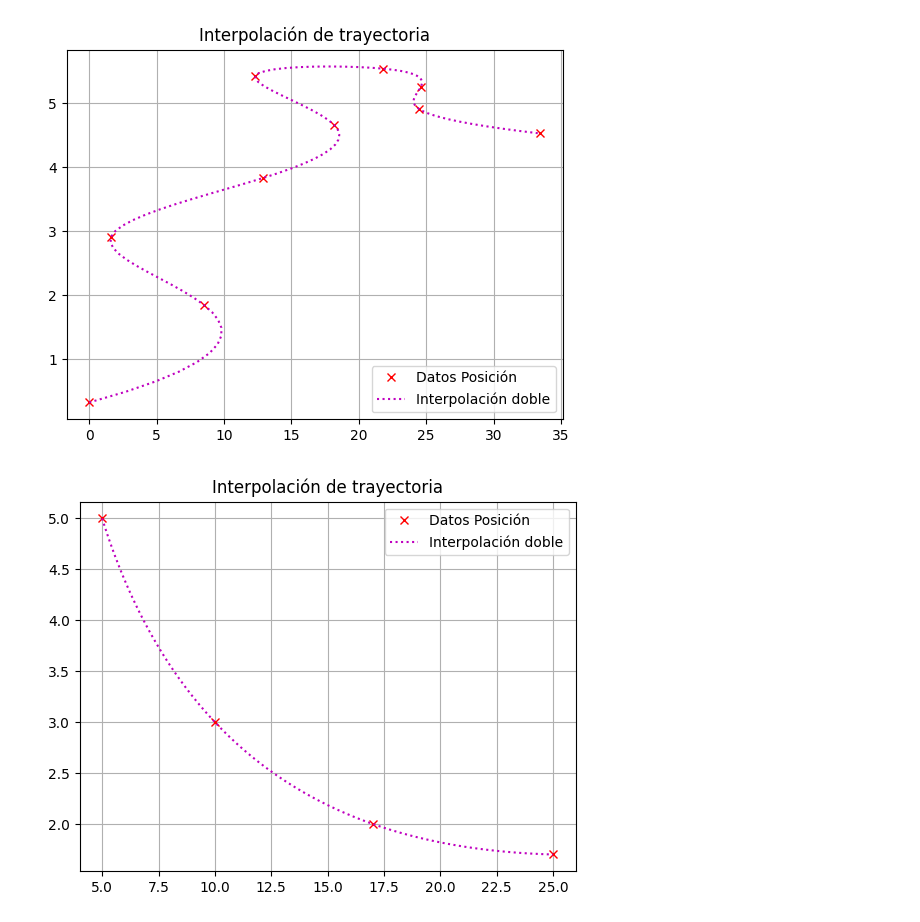
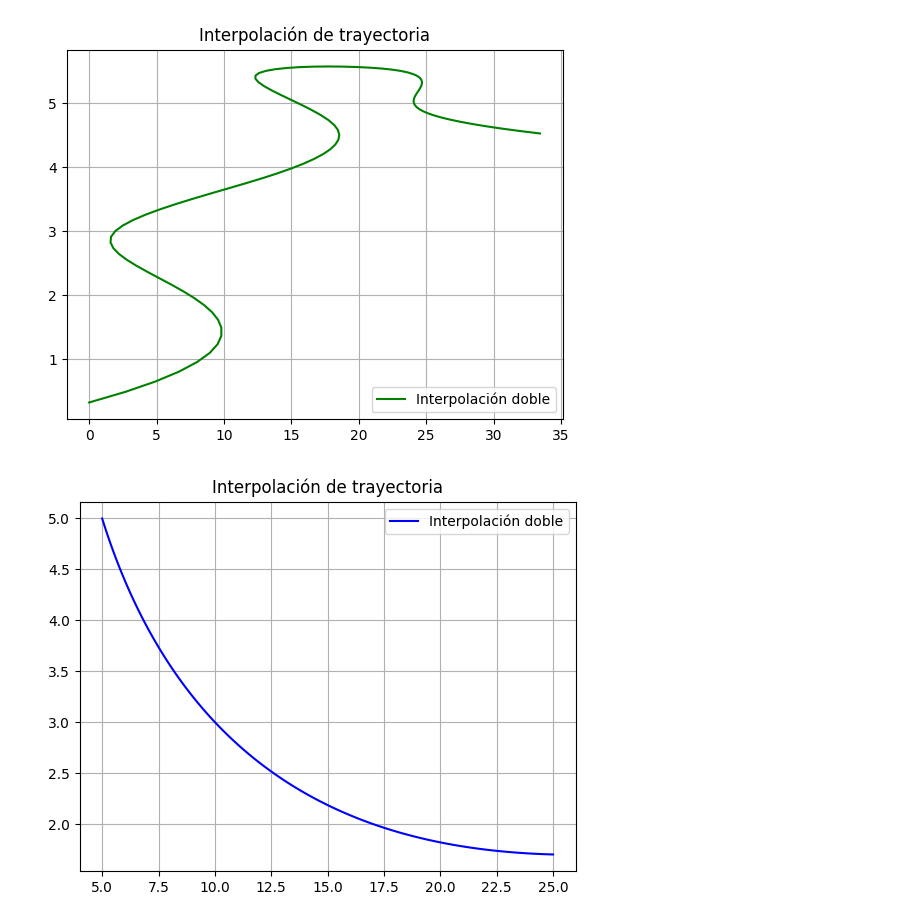
Before and after one commit to hilelmshalom/informe-interpolacion-MNyO-G6-TP1, a Jupyter notebook: ejercicio_2_b.ipynb, the cells around one changed output. Drawn from its saved outputs; the diff is of its cells as text; code cells hidden in the pictures.

```diff
--- a/ejercicio_2_b.ipynb
+++ b/ejercicio_2_b.ipynb
@@ -17,58 +7,50 @@ primer vehículo tiene los puntos en el archivo mediciones.csv se aproximó con
 # %%
-# Interpolo con Splines la trayectoria del primer coche
-
-data = np.loadtxt("pvd_data/mnyo_mediciones.csv", delimiter=",")
+data_auto1 = np.loadtxt("pvd_data/mnyo_mediciones.csv", delimiter=",")
 
 # Paso los datos a un array de numpy
-data_array = np.array(data)
-x_1_values = data_array[:, 0]
-x_2_values = data_array[:, 1]
-time_values = np.array(range(0,10))
+data_array_auto1 = np.array(data_auto1)
+x_value_array_auto1 = data_array_auto1[:, 0]
+y_value_array_auto1 = data_array_auto1[:, 1]
+
+# Tiempo
+time_value_array = np.array(range(0,10))
+tiempo_auto_1 = np.linspace(min(time_value_array), max(time_value_array), 100)
 
 # Interpolo los datos con Splines
-inter_x_1 = sp.interpolate.interp1d(time_values, x_1_values, 'cubic')
-inter_x_2 = sp.interpolate.interp1d(time_values, x_2_values, 'cubic')
-
-# Declaro el dominio e imagen de las funciones
-ts = np.linspace(min(time_values), max(time_values), 100)
-x_1s = inter_x_1(ts)
-x_2s = inter_x_2(ts)
+funcion_interpolada_ejeX_auto1 = sp.interpolate.interp1d(time_value_array, x_value_array_auto1, 'cubic')
+funcion_interpolada_ejeY_auto1 = sp.interpolate.interp1d(time_value_array, y_value_array_auto1, 'cubic')
 
 # Grafico la función
-plt.plot(x_1_values, x_2_values, 'rx', label='Datos Posición')
-plt.plot(x_1s, x_2s, 'm:', label='Interpolación doble')
+plt.plot(funcion_interpolada_ejeX_auto1(tiempo_auto_1), funcion_interpolada_ejeY_auto1(tiempo_auto_1), color='green', label='Interpolación doble')
 
 plt.title('Interpolación de trayectoria')
 plt.legend()
 plt.grid(True)
 plt.show()
 # %% [output]
-[figure, old version]
+[figure, new version]
 # %%
-data = np.loadtxt("pvd_data/mnyo_mediciones2.csv", delimiter=",")
+data_auto2 = np.loadtxt("pvd_data/mnyo_mediciones2.csv", delimiter=",")
 
 # Paso los datos a un array de numpy
-data_array = np.array(data)
-x_1_values = data_array[:, 0]
-x_2_values = data_array[:, 1]
-time_values = np.array(range(0, len(x_1_values)))  # Ensure time_values has the same length as x_1_values
+data_array_auto2 = np.array(data_auto2)
+x_value_array_auto2 = data_array_auto2[:, 0]
+y_value_array_auto2 = data_array_auto2[:, 1]
+
+# Tiempo
+time_value_array = np.array(range(0, len(x_value_array_auto2)))
+tiempo_auto_2 = np.linspace(min(time_value_array), max(time_value_array), 100)
 
 # Interpolo los datos con Splines
-inter_x_1 = sp.interpolate.interp1d(time_values, x_1_values, 'cubic')
-inter_x_2 = sp.interpolate.interp1d(time_values, x_2_values, 'cubic')
-
-# Declaro el dominio e imagen de las funciones
-ts = np.linspace(min(time_values), max(time_values), 100)
-x_1s = inter_x_1(ts)
-x_2s = inter_x_2(ts)
+funcion_interpolada_ejeX_auto2 = sp.interpolate.interp1d(time_value_array, x_value_array_auto2, 'cubic')
+funcion_interpolada_ejeY_auto2 = sp.interpolate.interp1d(time_value_array, y_value_array_auto2, 'cubic')
 
 # Grafico la función
-plt.plot(x_1_values, x_2_values, 'rx', label='Datos Posición')
-plt.plot(x_1s, x_2s, 'm:', label='Interpolación doble')
+plt.plot(funcion_interpolada_ejeX_auto2(tiempo_auto_2), funcion_interpolada_ejeY_auto2(tiempo_auto_2), color='blue', label='Interpolación doble')
 
 plt.title('Interpolación de trayectoria')
 plt.legend()
 plt.grid(True)
 plt.show()
 # %% [output]
-[figure, old version]
+[figure, new version]
```
Also changed, not shown: parts of 3 cells of this notebook.
